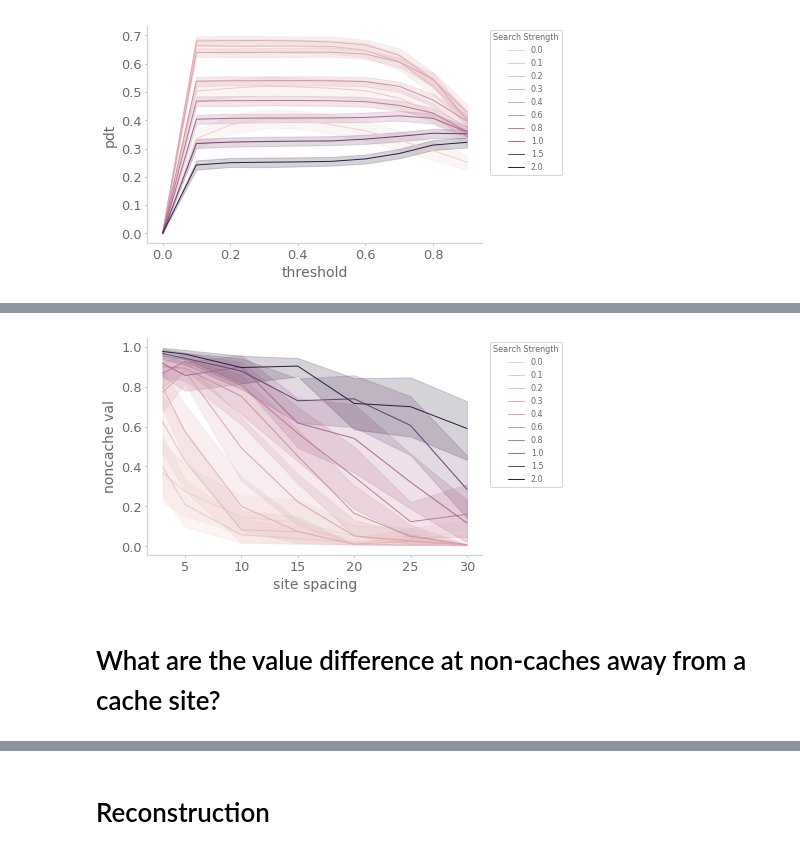
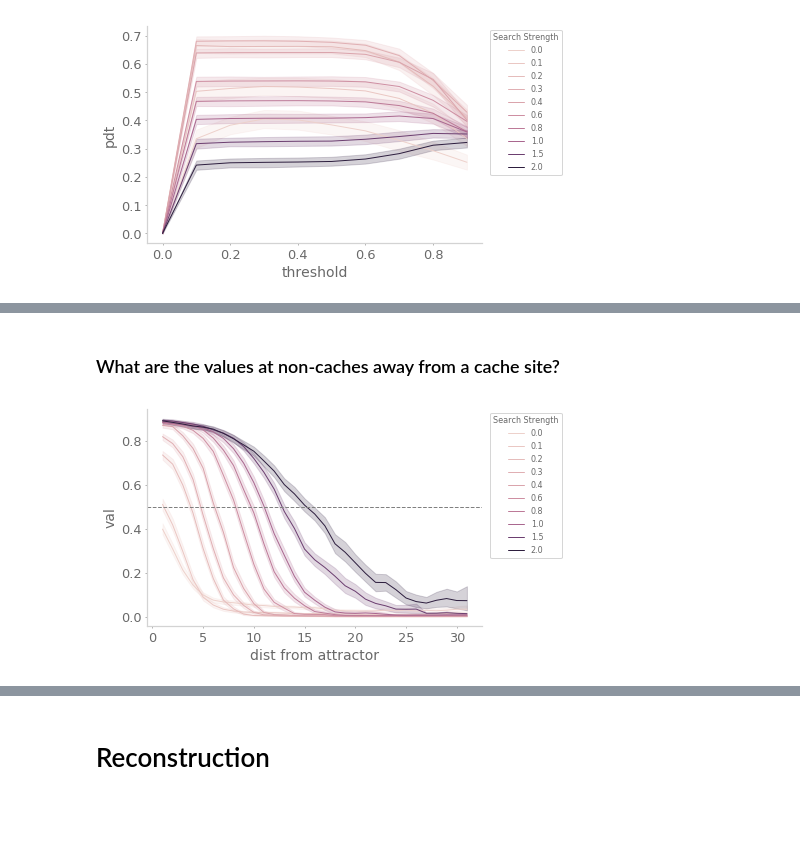
Before and after one commit to chingf/barcodes, a Jupyter notebook: Fig3-resolution-sweep.ipynb, the cells around one changed output, grey strips where cells are left out. Drawn from its saved outputs; the diff is of its cells as text; code cells hidden in the pictures; blank space fills up the shorter version.

Commit message:
Add plots of sweeps

```diff
--- a/Fig3-resolution-sweep.ipynb
+++ b/Fig3-resolution-sweep.ipynb
@@ -37,7 +37,7 @@ truncate = False
 # %%
 summary_stats = {
     'identification_1': None, 'identification_2': None,
-    'identification_3': None, 'identification_4': None,
+    'identification_3': None,
     'reconstruct_1': None, 'reconstruct_2': None,
     'reconstruct_3': None, 'activations_1': None, 'activations_2': None
     }
@@ -77,5 +77,8 @@ for param in os.listdir(exp_dir):
                 else:
                     for nested_key in _dict.keys():
                         summary_stats[key][nested_key].extend(_dict[nested_key])
+# %%
+with open('resolution_default.p', 'wb') as f:
+    pickle.dump(summary_stats, f)
 # %% [markdown]
 # Identifying the Presence of a Cache
@@ -140,14 +143,16 @@ plt.show()
+# %% [markdown]
+### What are the values at non-caches away from a cache site?
 # %%
-df = pd.DataFrame(identification_3)
+df = pd.DataFrame(summary_stats['identification_3'])
 fig, ax = plt.subplots()
 sns.lineplot(
-    x='site spacing', y='noncache val', hue='search strength',
-    ax=ax, data=df)
+    x='dist from attractor', y ='val',
+    hue='search strength', data=df
+    )
 hue_values = df['search strength'].unique()
 formatted_labels = sorted([f'{val:.1f}' for val in hue_values])
 ax.legend(title='Search Strength', labels=formatted_labels, bbox_to_anchor=(1.25, 1))
+ax.axhline(0.5, color='gray', linestyle='--')
 plt.show()
 # %% [output]
-[figure, old version]
+[figure, new version]
-# %% [markdown]
-# What are the value difference at non-caches away from a cache site?
```
Also changed, not shown: parts of 19 cells of this notebook, 8 other files.
